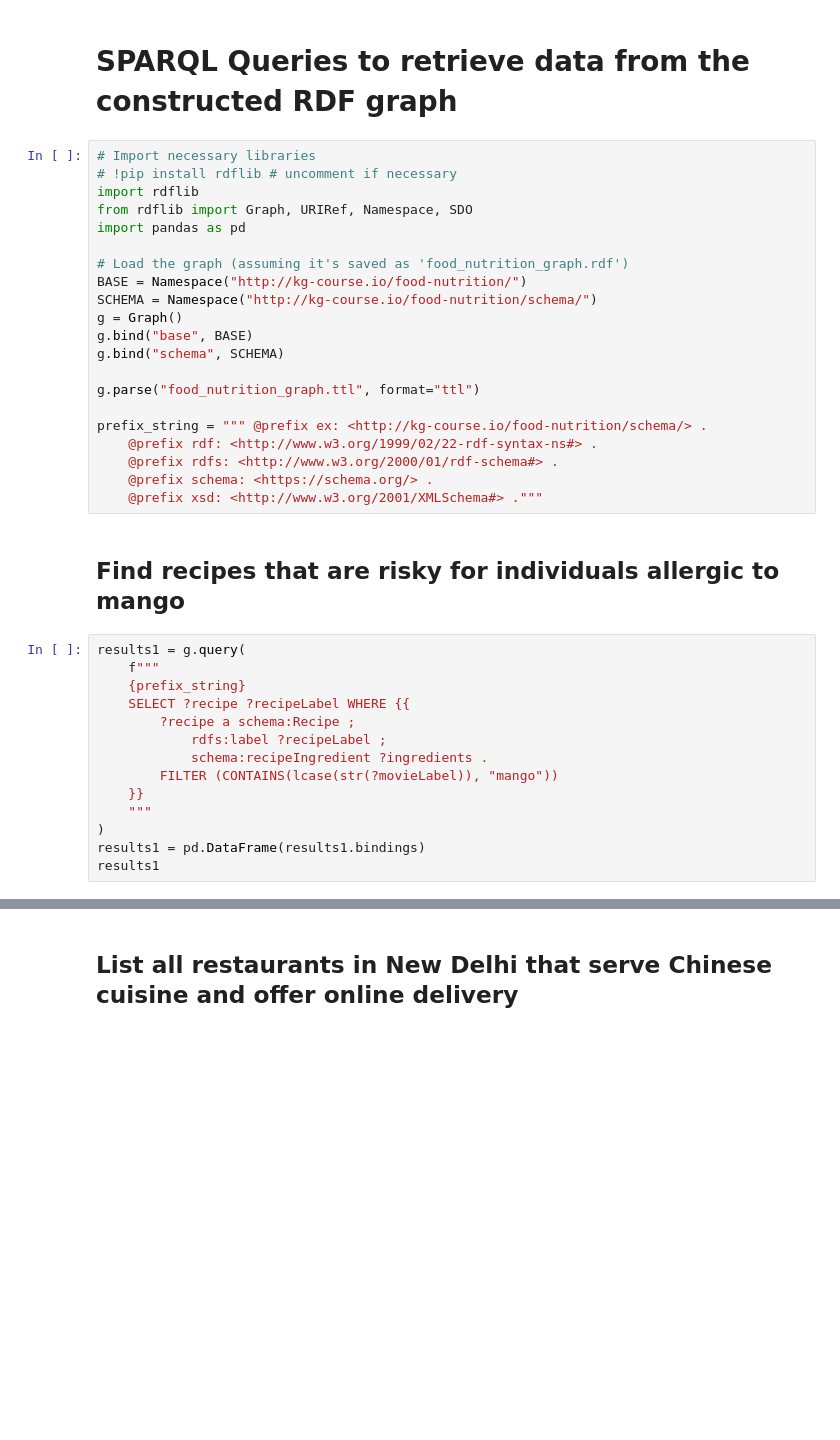
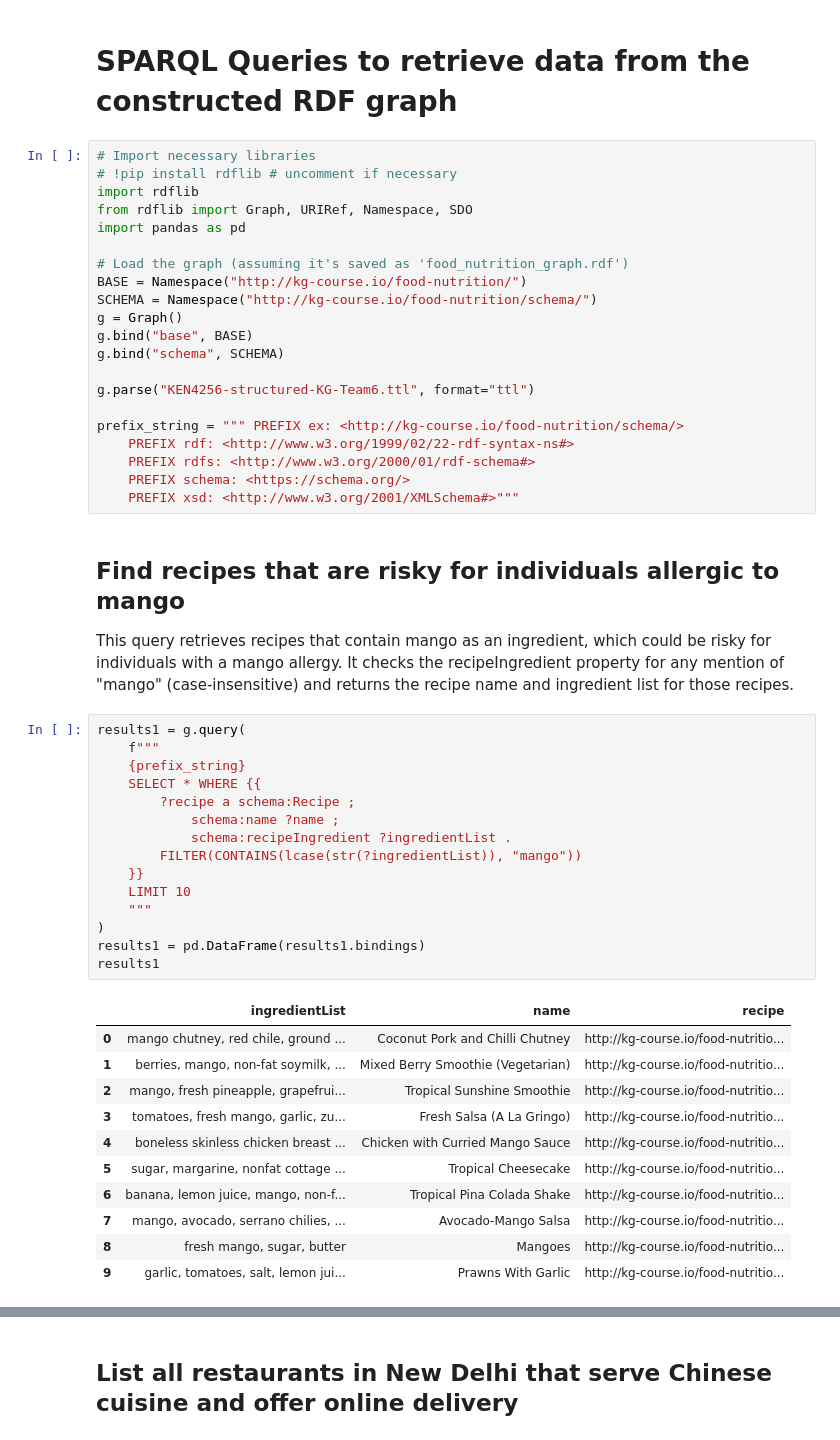
Before and after one commit to alexanderleonidas/fluffy-octo-spoon, a Jupyter notebook: sparql_queries.ipynb, the cells around one changed output, grey strips where cells are left out. Drawn from its saved outputs; the diff is of its cells as text; blank space fills up the shorter version.

```diff
--- a/sparql_queries.ipynb
+++ b/sparql_queries.ipynb
@@ -14,28 +14,43 @@ g = Graph()
 g.bind("base", BASE)
 g.bind("schema", SCHEMA)
 
-g.parse("food_nutrition_graph.ttl", format="ttl")
+g.parse("KEN4256-structured-KG-Team6.ttl", format="ttl")
 
-prefix_string = """ @prefix ex: <http://kg-course.io/food-nutrition/schema/> .
-    @prefix rdf: <http://www.w3.org/1999/02/22-rdf-syntax-ns#> .
-    @prefix rdfs: <http://www.w3.org/2000/01/rdf-schema#> .
-    @prefix schema: <https://schema.org/> .
-    @prefix xsd: <http://www.w3.org/2001/XMLSchema#> ."""
+prefix_string = """ PREFIX ex: <http://kg-course.io/food-nutrition/schema/>
+    PREFIX rdf: <http://www.w3.org/1999/02/22-rdf-syntax-ns#>
+    PREFIX rdfs: <http://www.w3.org/2000/01/rdf-schema#>
+    PREFIX schema: <https://schema.org/>
+    PREFIX xsd: <http://www.w3.org/2001/XMLSchema#>"""
 # %% [markdown]
 ## Find recipes that are risky for individuals allergic to mango
+
+This query retrieves recipes that contain mango as an ingredient, which could be risky for individuals with a mango allergy. It checks the recipeIngredient property for any mention of "mango" (case-insensitive) and returns the recipe name and ingredient list for those recipes.
 # %%
 results1 = g.query(
     f"""
     {prefix_string}
-    SELECT ?recipe ?recipeLabel WHERE {{
+    SELECT * WHERE {{
         ?recipe a schema:Recipe ;
-            rdfs:label ?recipeLabel ;
-            schema:recipeIngredient ?ingredients .
-        FILTER (CONTAINS(lcase(str(?movieLabel)), "mango"))
+            schema:name ?name ;
+            schema:recipeIngredient ?ingredientList .
+        FILTER(CONTAINS(lcase(str(?ingredientList)), "mango"))
     }}
+    LIMIT 10
     """
 )
 results1 = pd.DataFrame(results1.bindings)
 results1
+# %% [output]
+|  | ingredientList | name | recipe |
+| 0 | mango chutney, red chile, ground ... | Coconut Pork and Chilli Chutney | http://kg-course.io/food-nutritio... |
+| 1 | berries, mango, non-fat soymilk, ... | Mixed Berry Smoothie (Vegetarian) | http://kg-course.io/food-nutritio... |
+| 2 | mango, fresh pineapple, grapefrui... | Tropical Sunshine Smoothie | http://kg-course.io/food-nutritio... |
+| 3 | tomatoes, fresh mango, garlic, zu... | Fresh Salsa (A La Gringo) | http://kg-course.io/food-nutritio... |
+| 4 | boneless skinless chicken breast ... | Chicken with Curried Mango Sauce | http://kg-course.io/food-nutritio... |
+| 5 | sugar, margarine, nonfat cottage ... | Tropical Cheesecake | http://kg-course.io/food-nutritio... |
+| 6 | banana, lemon juice, mango, non-f... | Tropical Pina Colada Shake | http://kg-course.io/food-nutritio... |
+| 7 | mango, avocado, serrano chilies, ... | Avocado-Mango Salsa | http://kg-course.io/food-nutritio... |
+| 8 | fresh mango, sugar, butter | Mangoes | http://kg-course.io/food-nutritio... |
+| 9 | garlic, tomatoes, salt, lemon jui... | Prawns With Garlic | http://kg-course.io/food-nutritio... |
 # %% [markdown]
 ## List all pies tagged as 'healthy' with a cooking time of less than 2 hours
```
Also changed, not shown: parts of 5 cells of this notebook, 3 other files.
